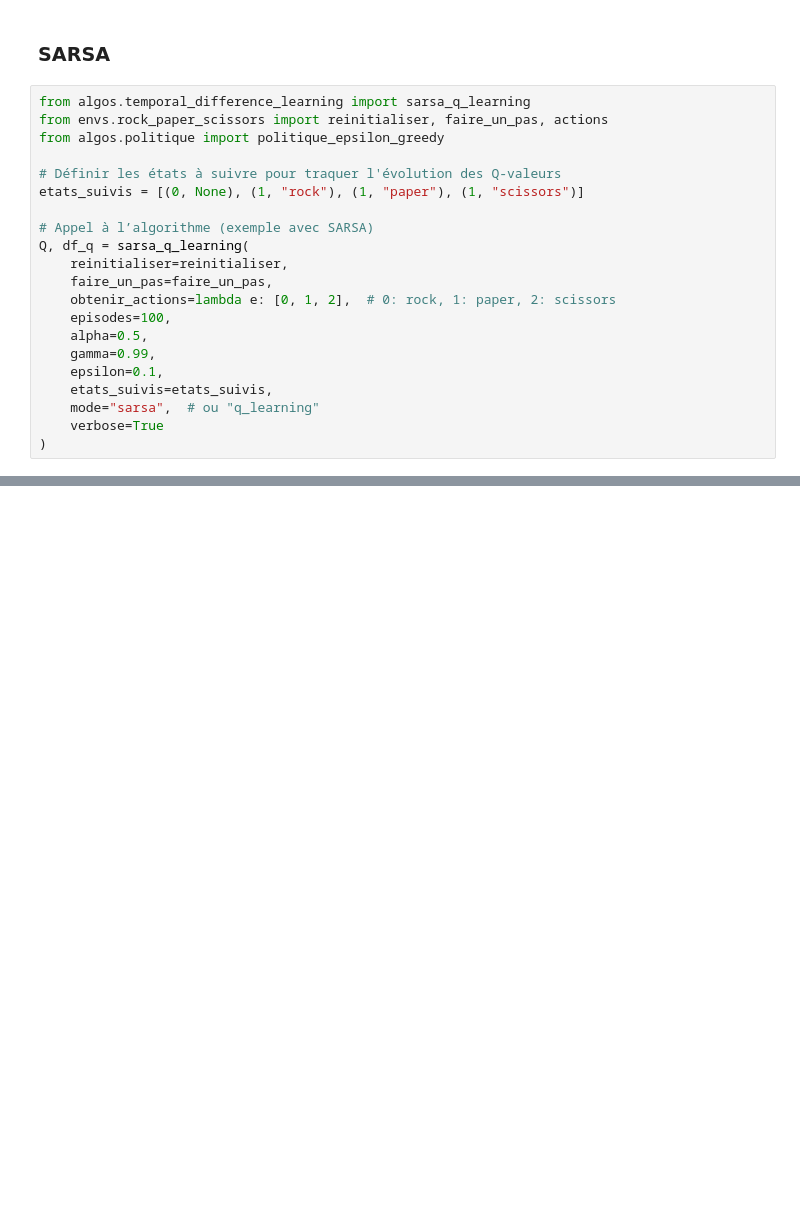
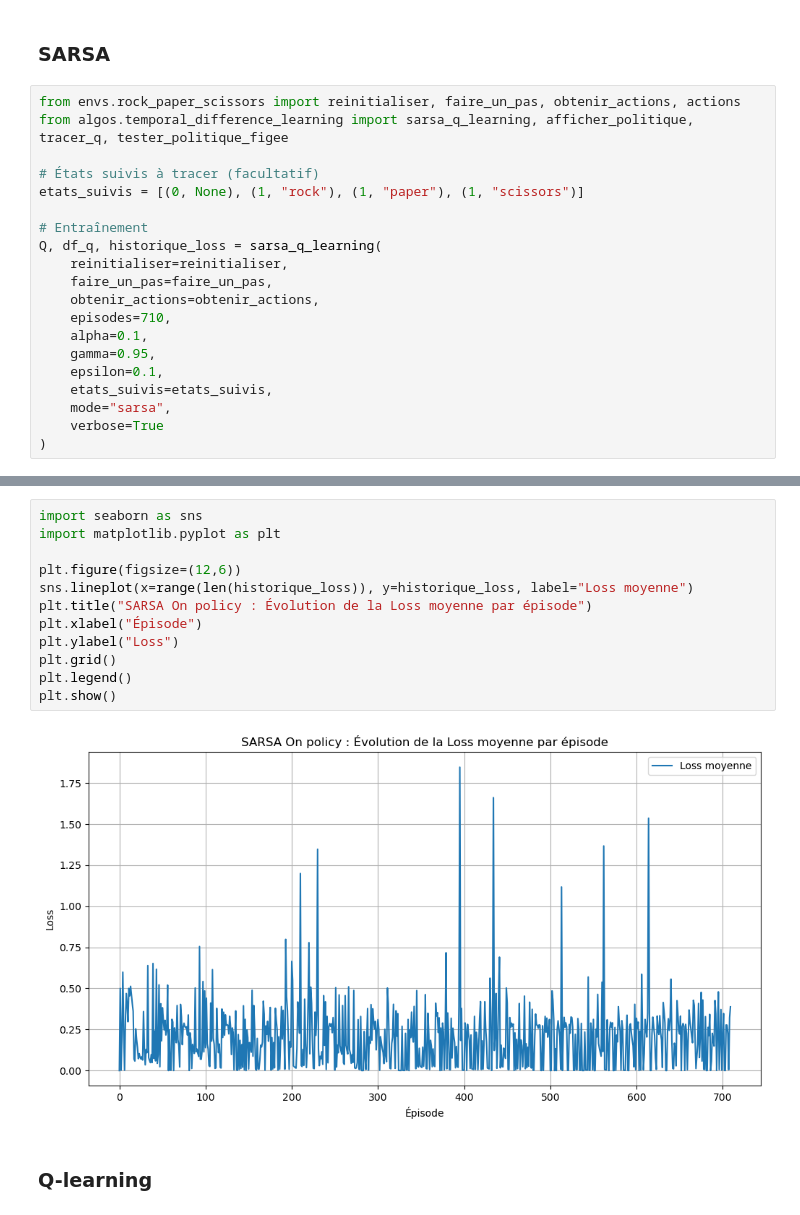
Before and after one commit to manelleha/deep_reinforcement_learning, a Jupyter notebook: projet_deep_renforcement_learning/notebooks/test_rock_paper.ipynb, the cells around one changed output, grey strips where cells are left out. Saved outputs shown, nothing was run; the diff lists cells and outputs as text; blank space fills up the shorter version.

```diff
--- a/projet_deep_renforcement_learning/notebooks/test_rock_paper.ipynb
+++ b/projet_deep_renforcement_learning/notebooks/test_rock_paper.ipynb
@@ -6,24 +6,23 @@ sys.path.append("..")
 # %% [markdown]
 ### SARSA
 # %%
-from algos.temporal_difference_learning import sarsa_q_learning
-from envs.rock_paper_scissors import reinitialiser, faire_un_pas, actions
-from algos.politique import politique_epsilon_greedy
+from envs.rock_paper_scissors import reinitialiser, faire_un_pas, obtenir_actions, actions
+from algos.temporal_difference_learning import sarsa_q_learning, afficher_politique, tracer_q, tester_politique_figee
 
-# Définir les états à suivre pour traquer l'évolution des Q-valeurs
+# États suivis à tracer (facultatif)
 etats_suivis = [(0, None), (1, "rock"), (1, "paper"), (1, "scissors")]
 
-# Appel à l’algorithme (exemple avec SARSA)
-Q, df_q = sarsa_q_learning(
+# Entraînement
+Q, df_q, historique_loss = sarsa_q_learning(
     reinitialiser=reinitialiser,
     faire_un_pas=faire_un_pas,
-    obtenir_actions=lambda e: [0, 1, 2],  # 0: rock, 1: paper, 2: scissors
-    episodes=100,
-    alpha=0.5,
-    gamma=0.99,
+    obtenir_actions=obtenir_actions,
+    episodes=710,
+    alpha=0.1,
+    gamma=0.95,
     epsilon=0.1,
     etats_suivis=etats_suivis,
-    mode="sarsa",  # ou "q_learning"
+    mode="sarsa",
     verbose=True
 )
 # %% [output]
@@ -32,0 +253,16 @@ TypeError: faire_un_pas() missing 1 required positional argument: 'action_index'
+# %%
+import seaborn as sns
+import matplotlib.pyplot as plt
+
+plt.figure(figsize=(12,6))
+sns.lineplot(x=range(len(historique_loss)), y=historique_loss, label="Loss moyenne")
+plt.title("SARSA On policy : Évolution de la Loss moyenne par épisode")
+plt.xlabel("Épisode")
+plt.ylabel("Loss")
+plt.grid()
+plt.legend()
+plt.show()
+# %% [output]
+[figure, added]
+# %% [markdown]
+### Q-learning
```
Also changed, not shown: parts of 9 cells of this notebook, 3 other files.
